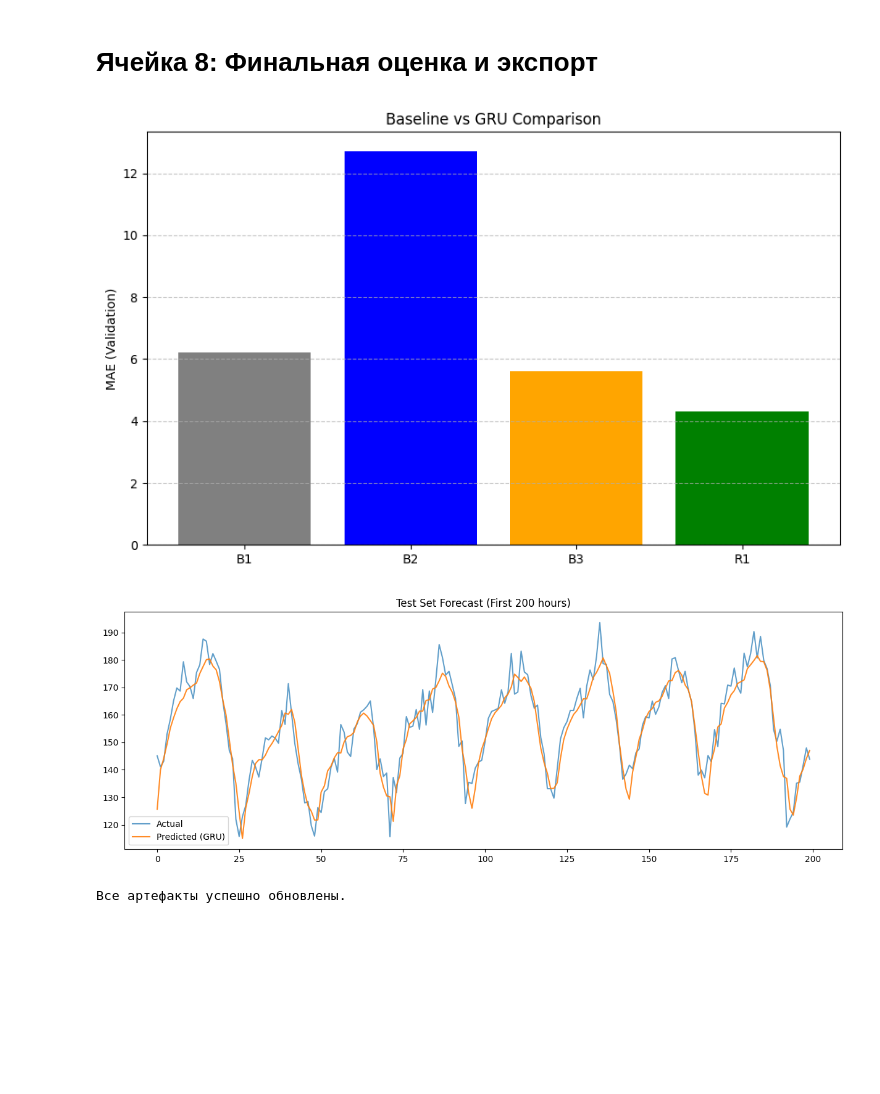
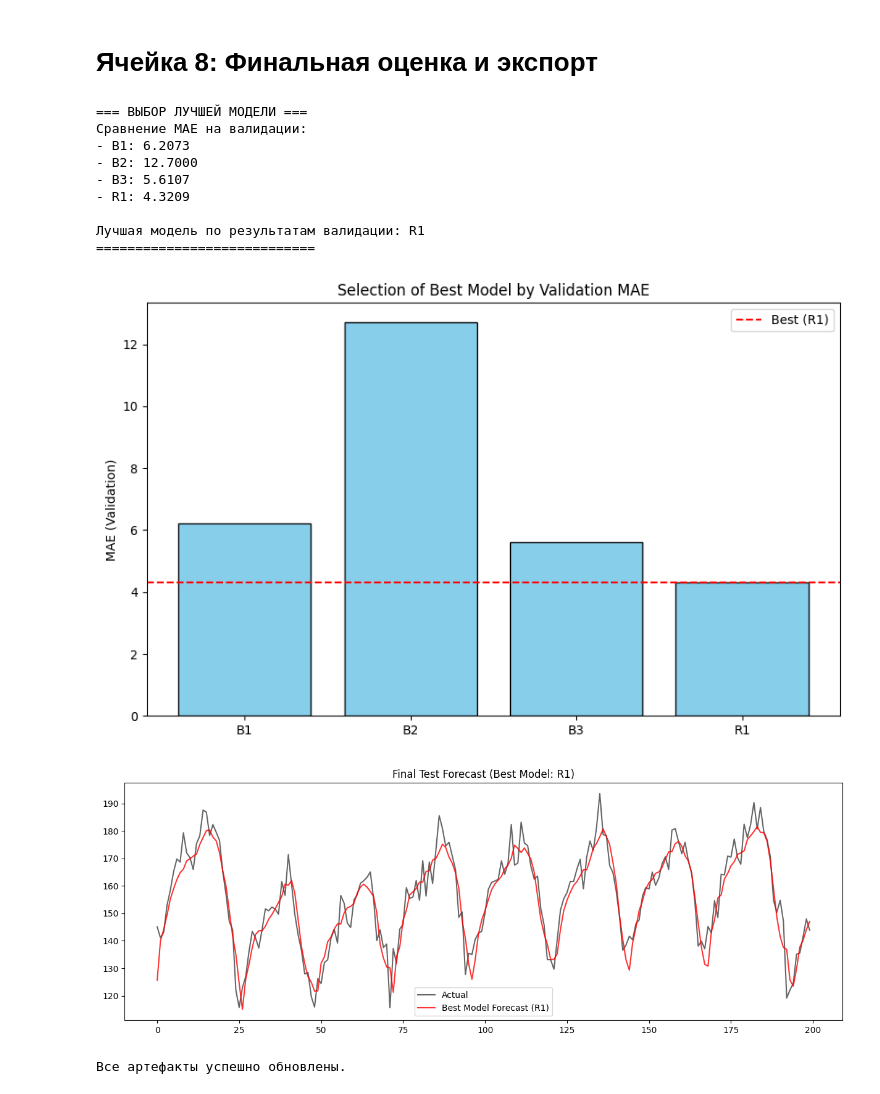
Before and after one commit to HollowHorizon/DPO-HomeWorks, a Jupyter notebook: homeworks/HW12/HW12.ipynb, the cells around one changed output. Saved outputs shown, nothing was run; the diff lists cells and outputs as text; code cells hidden in the pictures; blank space fills up the shorter version.

```diff
--- a/homeworks/HW12/HW12.ipynb
+++ b/homeworks/HW12/HW12.ipynb
@@ -296,7 +296,7 @@ model.eval()
 
 
 # 2. Функция для получения прогнозов
-def evaluate(loader):
+def get_predictions(loader):
     preds, targets = [], []
     with torch.no_grad():
         for x_b, y_b in loader:
@@ -310,57 +310,96 @@ def evaluate(loader):
     return p, t
 
 
-y_val_gru, y_val_true = evaluate(val_loader)
+y_val_gru, y_val_true = get_predictions(val_loader)
 record_res('R1', y_val_true, y_val_gru, "GRU Forecast")
 
-y_test_gru, y_test_true = evaluate(test_loader)
-test_mae = mean_absolute_error(y_test_true, y_test_gru)
-test_rmse = np.sqrt(mean_squared_error(y_test_true, y_test_gru))
-test_mape = mean_absolute_percentage_error(y_test_true, y_test_gru)
+# --- ЛОГИКА ВЫБОРА ЛУЧШЕЙ МОДЕЛИ ПО VALIDATION ---
+# Мы ищем в списке results модель с минимальным значением best_val_mae
+best_experiment = min(results, key=lambda x: x['best_val_mae'])
+best_model_id = best_experiment['experiment_id']
+
+print(f"=== ВЫБОР ЛУЧШЕЙ МОДЕЛИ ===")
+print(f"Сравнение MAE на валидации:")
+for res in results:
+    print(f"- {res['experiment_id']}: {res['best_val_mae']:.4f}")
+
+print(f"\nЛучшая модель по результатам валидации: {best_model_id}")
+print(f"============================")
+
+if best_model_id == 'R1':
+    y_test_pred, y_test_true = get_predictions(test_loader)
+elif best_model_id == 'B3':
+    # Если вдруг Ridge лучше (бывает на маленьких данных)
+    y_test_pred = ridge.predict(X_test)
+    y_test_true = y_test
+elif best_model_id == 'B1':
+    y_test_pred = test_f['lag_1'].values
+    y_test_true = y_test
+else:
+    # B2
+    y_test_pred = test_f['rolling_mean_7'].values
+    y_test_true = y_test
+
+# Считаем тестовые метрики
+t_mae = mean_absolute_error(y_test_true, y_test_pred)
+t_rmse = np.sqrt(mean_squared_error(y_test_true, y_test_pred))
+t_mape = mean_absolute_percentage_error(y_test_true, y_test_pred)
 
 for r in results:
-    if r['experiment_id'] == 'R1':
-        r['test_mae'] = test_mae
-        r['test_rmse'] = test_rmse
-        r['test_mape'] = test_mape
+    if r['experiment_id'] == best_model_id:
+        r['test_mae'] = t_mae
+        r['test_rmse'] = t_rmse
+        r['test_mape'] = t_mape
 
 runs_df = pd.DataFrame(results)
 runs_df.to_csv('artifacts/runs.csv', index=False)
 
+# График сравнения (теперь со всеми моделями)
 plt.figure(figsize=(10, 6))
 ids = [r['experiment_id'] for r in results]
 maes = [r['best_val_mae'] for r in results]
-plt.bar(ids, maes, color=['gray', 'blue', 'orange', 'green'])
+plt.bar(ids, maes, color='skyblue', edgecolor='black')
+plt.axhline(y=min(maes), color='red', linestyle='--', label=f'Best ({best_model_id})')
 plt.ylabel('MAE (Validation)')
-plt.title('Baseline vs GRU Comparison')
-plt.grid(axis='y', linestyle='--', alpha=0.7)
+plt.title('Selection of Best Model by Validation MAE')
+plt.legend()
 plt.savefig('artifacts/figures/baselines_compare.png')
 plt.show()
 
+# График прогноза лучшей модели на тесте
 plt.figure(figsize=(15, 5))
-plt.plot(y_test_true[:200], label='Actual', alpha=0.7)
-plt.plot(y_test_gru[:200], label='Predicted (GRU)', alpha=0.9)
+plt.plot(y_test_true[:200], label='Actual', color='black', alpha=0.6)
+plt.plot(y_test_pred[:200], label=f'Best Model Forecast ({best_model_id})', color='red', alpha=0.8)
+plt.title(f"Final Test Forecast (Best Model: {best_model_id})")
 plt.legend()
-plt.title("Test Set Forecast (First 200 hours)")
 plt.savefig('artifacts/figures/best_forecast_test.png')
 plt.show()
 
 config = {
     "experiment_id": "R1",
     "window_size": WINDOW_SIZE,
     "hidden_size": 64,
     "lr": 0.001,
     "seed": SEED,
     "scaler": "StandardScaler",
     "optimizer": "Adam",
     "epochs": 50,
     "normalization_range": "mean=0, std=1"
 }
 with open('artifacts/best_gru_config.json', 'w') as f:
     json.dump(config, f, indent=4)
 
 print("Все артефакты успешно обновлены.")
 # %% [output]
+=== ВЫБОР ЛУЧШЕЙ МОДЕЛИ ===
+Сравнение MAE на валидации:
+- B1: 6.2073
+- B2: 12.7000
+- B3: 5.6107
+- R1: 4.3209
+
+Лучшая модель по результатам валидации: R1
+============================
-[figure, old version]
+[figure, new version]
-[figure, old version]
+[figure, new version]
-Все артефакты успешно обновлены.
+Все артефакты успешно обновлены.
```
Also changed, not shown: 2 other files.
